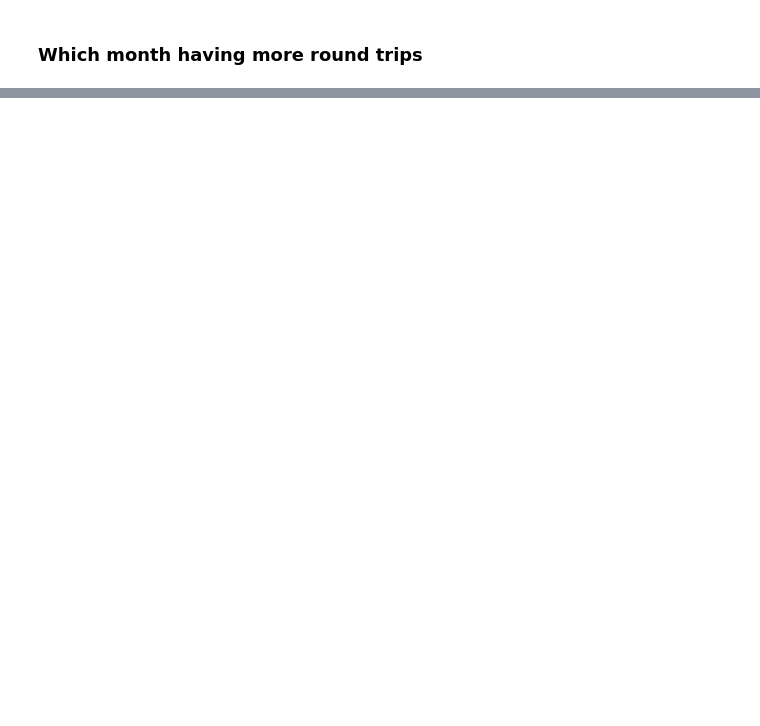
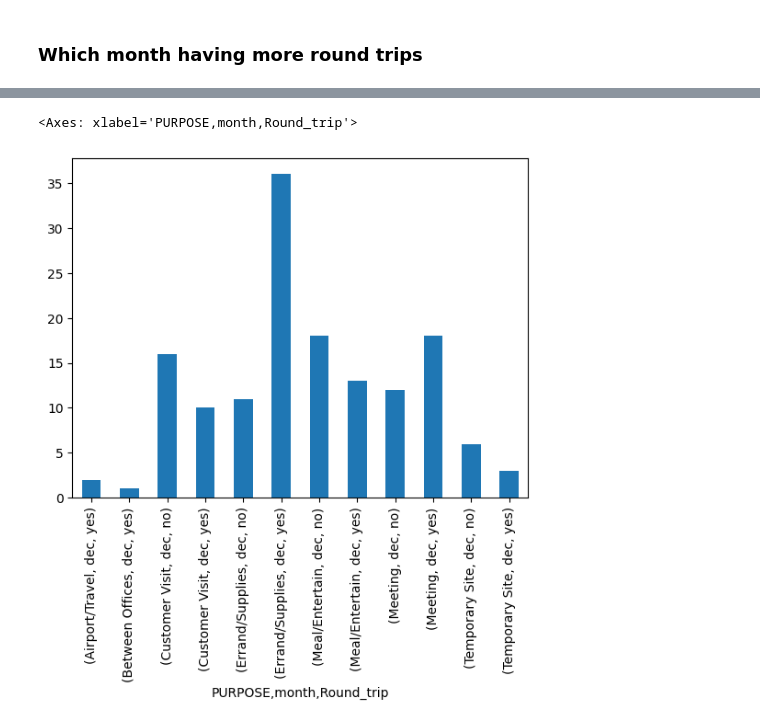
Before and after one commit to mihirh19/uber-analysis, a Jupyter notebook: uber-2016.ipynb, the cells around one changed output, grey strips where cells are left out. Saved outputs shown, nothing was run; the diff lists cells and outputs as text; code cells hidden in the pictures; blank space fills up the shorter version.

```diff
--- a/uber-2016.ipynb
+++ b/uber-2016.ipynb
@@ -439,0 +505,5 @@ sns.countplot(data=df['month'], x=df['month'], order=df['month'].value_counts().
+# %%
+df[df['month'] == 'dec'].groupby(['PURPOSE','month', 'Round_trip'])['month'].count().plot(kind='bar')
+# %% [output]
+<Axes: xlabel='PURPOSE,month,Round_trip'>
+[figure, added]
```
Also changed, not shown: parts of 14 cells of this notebook, 4 other files.
